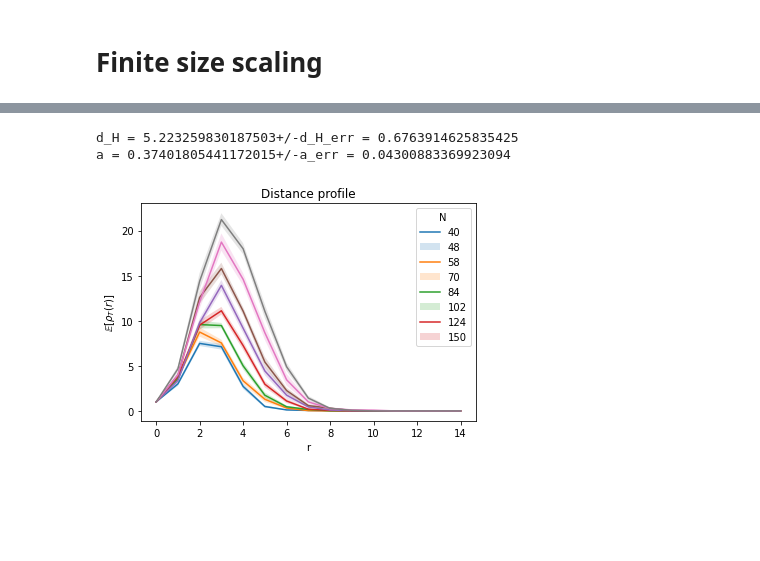
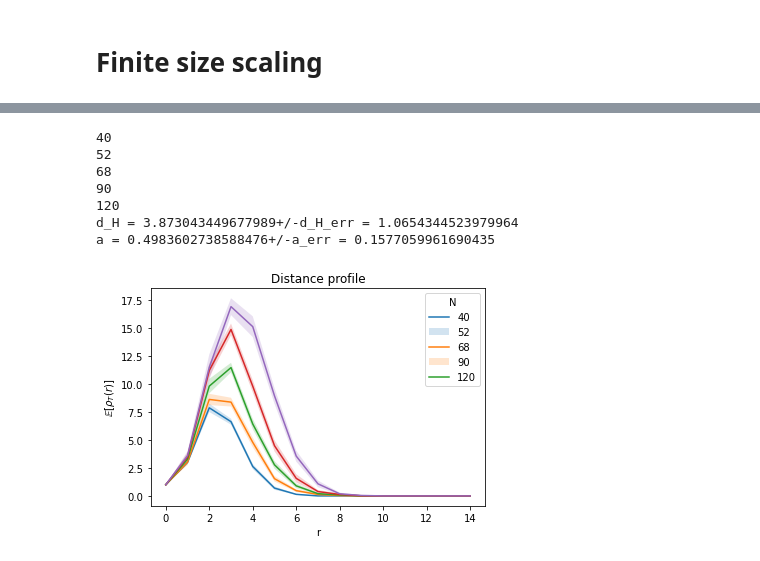
Before and after one commit to MattiaVarrone/EucliFer, a Jupyter notebook: 2D_QG/Examples.ipynb, the cells around one changed output, grey strips where cells are left out. Drawn from its saved outputs; the diff is of its cells as text; code cells hidden in the pictures; blank space fills up the shorter version.

```diff
--- a/2D_QG/Examples.ipynb
+++ b/2D_QG/Examples.ipynb
@@ -81,12 +105,0 @@ Example for $\beta = 0$
-# %%
-for i, profile in enumerate(mean_profiles):
-    rvals = np.arange(len(profile))
-    plt.plot(rvals/sizes[i]**0.25,[y[0]/ sizes[i]**0.75 for y in profile])
-    plt.fill_between(rvals/sizes[i]**0.25,[(y[0]-y[1])/sizes[i]**0.75 for y in profile],
-                     [(y[0]+y[1])/sizes[i]**0.75 for y in profile],alpha=0.2)
-plt.legend(sizes,title="N")
-plt.xlabel(r"$x = r / N^{1/d}$")
-plt.ylabel(r"$N^{1/d-1}\,\mathbb{E}[\rho_T(r)]$")
-plt.xlim(0,3)
-plt.title("Finite-size scaling with Hausdorff dimension d=4")
-plt.show()
@@ -94,0 +106,4 @@ plt.show()
+# %%
+beta=0
+sizes = np.array([2*int(i) for i in np.geomspace(10, 20, 3)])
+profiles = make_profiles(0, sizes)
@@ -102,13 +136,12 @@ def profiles_max(profiles):
 def power_fit(N, d, a):
     return a*N**d
 
-def finite_size_scaling(beta, sizes, strategy=['gravity', 'ising'],):
-    prof = make_profiles(beta, sizes, strategy=strategy)
-    prof_max, sigma_max = profiles_max(prof)
+def finite_size_scaling(profile):
+    prof_max, sigma_max = profiles_max(profile)
     fit = curve_fit(power_fit, sizes, prof_max, p0=[0.75, 1])
     (d, a), err = fit
     d_H = 1/(1-d)
     d_err = np.sqrt(err[0,0])
     d_H_err = d_H**2*d_err
     a_err = np.sqrt(err[1,1])
-    return prof, d_H, d_H_err, a, a_err
+    return d_H, d_H_err, a, a_err
@@ -115,15 +177,20 @@ def finite_size_scaling(beta, sizes, strategy=['gravity', 'ising'],):
 # %%
-beta=0
-sizes=sizes = [2*int(i) for i in np.geomspace(20, 75, 8)]
+beta=0.2
+sizes = [2*int(i) for i in np.geomspace(20, 60, 5)]
 
-prof, d_H, d_H_err, a, a_err = finite_size_scaling(beta, sizes)
+prof = make_profiles(beta, sizes, strategy=['gravity', 'ising'])
+d_H, d_H_err, a, a_err = finite_size_scaling(prof)
 
-#print(f'{d = }' +'+/-'+ f'{d_err = }')
 print(f'{d_H = }' +'+/-'+ f'{d_H_err = }')
 print(f'{a = }'+'+/-'+ f'{a_err = }')
 
 plot_profiles(prof)
 # %% [output]
-d_H = 5.223259830187503+/-d_H_err = 0.6763914625835425
-a = 0.37401805441172015+/-a_err = 0.04300883369923094
+40
+52
+68
+90
+120
+d_H = 3.873043449677989+/-d_H_err = 1.0654344523979964
+a = 0.4983602738588476+/-a_err = 0.1577059961690435
-[figure, old version]
+[figure, new version]
```
Also changed, not shown: parts of 18 cells of this notebook, 1 other file.
